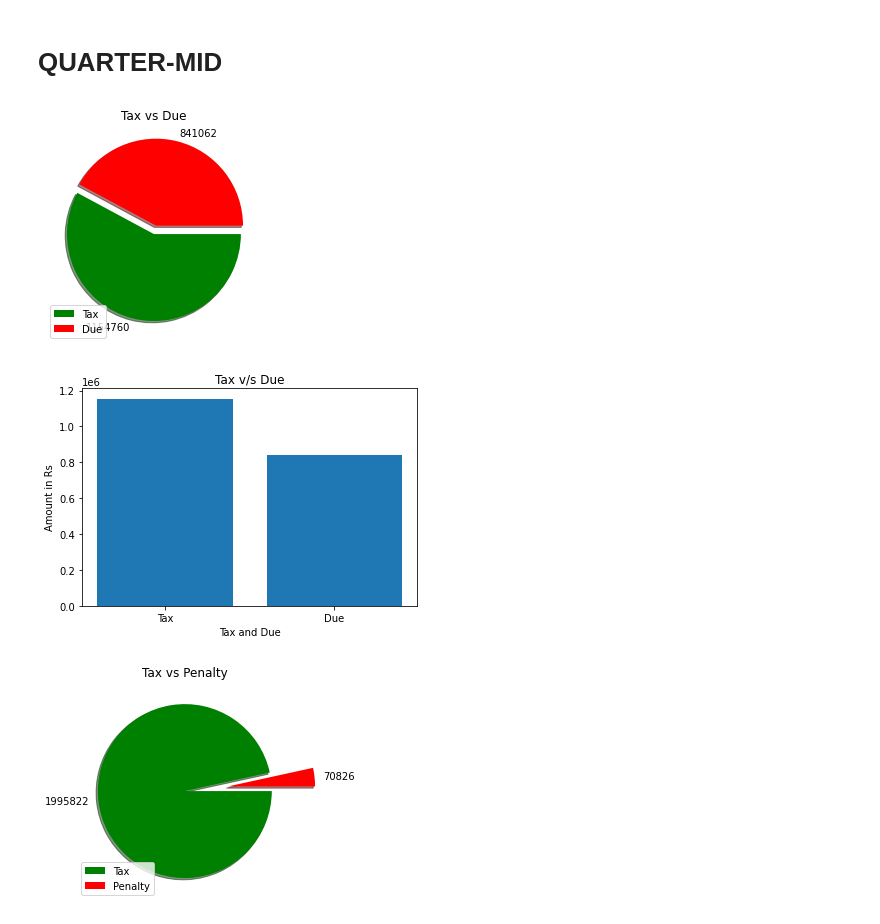
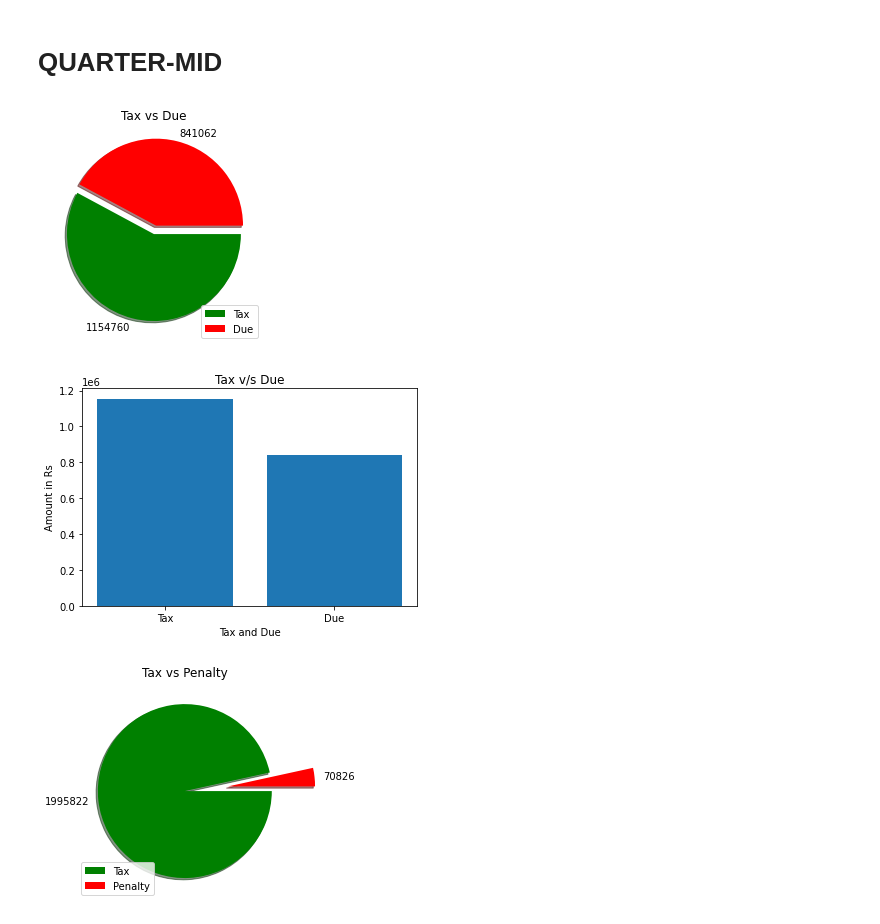
Before and after one commit to AnuravModak/data_analysis, a Jupyter notebook: data_analysis.ipynb, the cells around one changed output. Saved outputs shown, nothing was run; the diff lists cells and outputs as text; code cells hidden in the pictures.

```diff
--- a/data_analysis.ipynb
+++ b/data_analysis.ipynb
@@ -503,18 +532,18 @@ bar_graph(["Tax","Penalty"],[tax,due],"Tax and Penalty","Amount in Rs","Tax v/s
 # %%
 tax=sum(quarter_mid["Current First Half Tax"].values)-sum(quarter_mid["Current First Half Tax Due"].values)
 due=sum(quarter_mid["Current First Half Tax Due"].values)
 labels=["Tax","Due"]
 values=[tax,due]
 explode = (0,0.1)
 plt.pie(values,colors=["green","red"],labels=values,explode=explode,counterclock=False, shadow=True)
 plt.title('Tax vs Due')
 
-plt.legend(labels,loc=3)
+plt.legend(labels,loc=4)
 
 plt.show()
 bar_graph(["Tax","Due"],[tax,due],"Tax and Due","Amount in Rs","Tax v/s Due")
 # %% [output]
-[figure, old version]
+[figure, new version]
 [figure]
 # %%
 tax=sum(quarter_mid["Current First Half Tax"].values)
```
Also changed, not shown: parts of 53 cells of this notebook.
